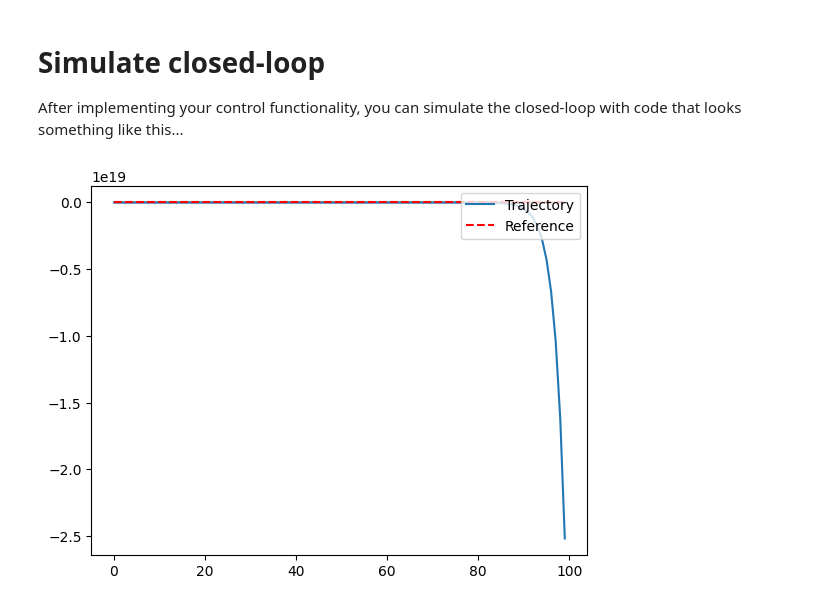
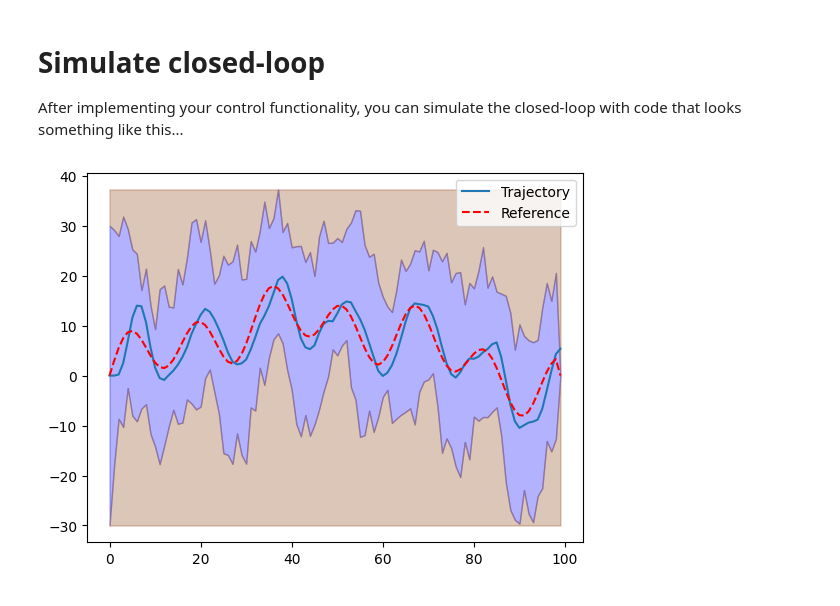
Before and after one commit to DTWaterson/b1-coding-practical-mt24, a Jupyter notebook: notebooks/demo.ipynb, the cells around one changed output. Drawn from its saved outputs; the diff is of its cells as text; code cells hidden in the pictures.

```diff
--- a/notebooks/demo.ipynb
+++ b/notebooks/demo.ipynb
@@ -16,11 +16,11 @@ from control import Controller
 After implementing your control functionality, you can simulate the closed-loop with code that looks something like this...
 # %%
 sub = Submarine()
-controller = Controller(0.15, 0.06)
+controller = Controller(0.15, 0.6)
 closed_loop = ClosedLoop(sub, controller)
 mission = Mission.from_csv("../data/mission.csv")
 
 trajectory = closed_loop.simulate_with_random_disturbances(mission)
 trajectory.plot_completed_mission(mission)
 # %% [output]
-[figure, old version]
+[figure, new version]
```
